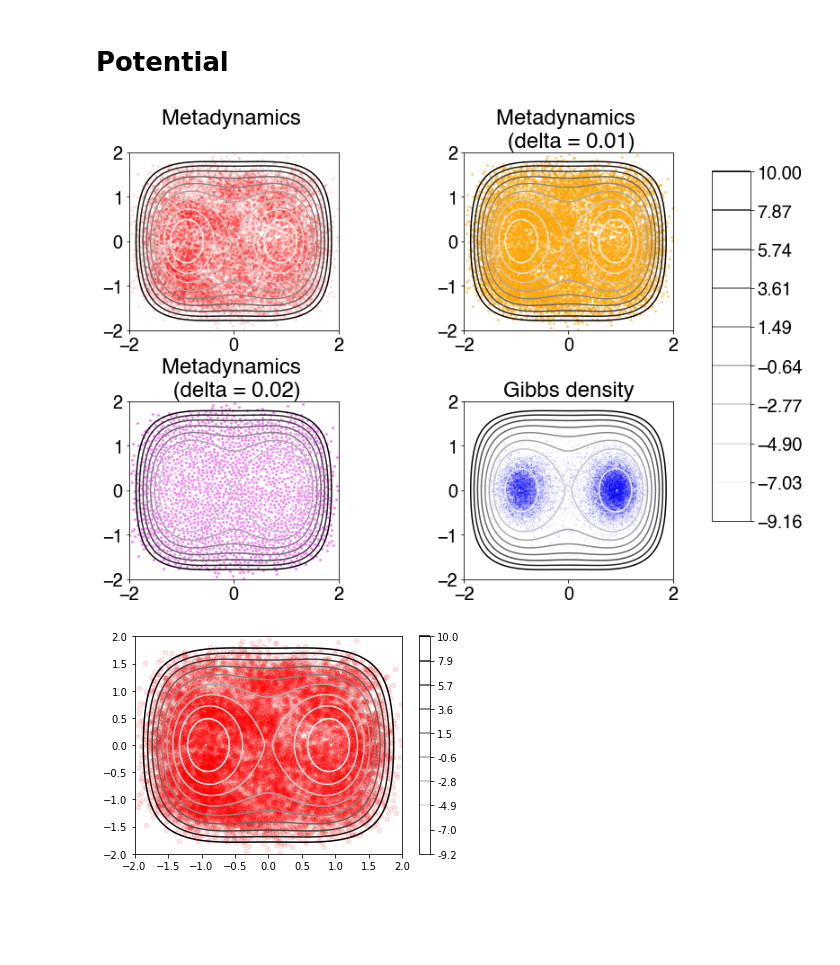
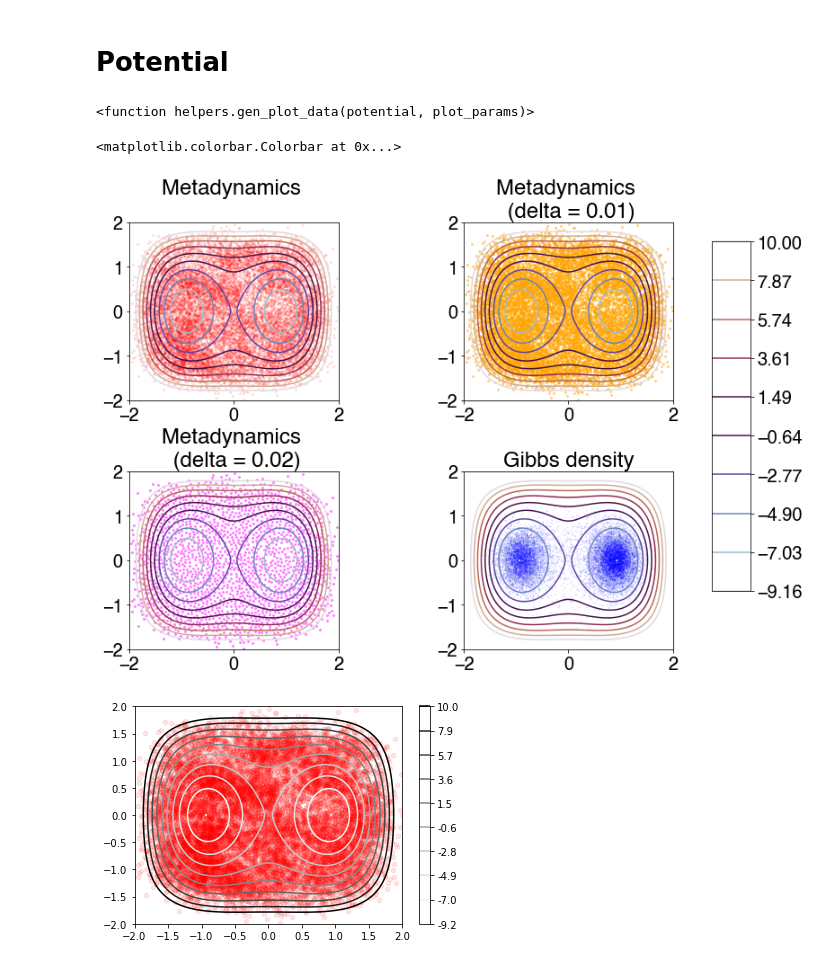
Before and after one commit to ShashankSule/TMDmaps, a Jupyter notebook: Twowell/Error_analysis_twowell.ipynb, the cells around one changed output. Drawn from its saved outputs; the diff is of its cells as text; code cells hidden in the pictures; blank space fills up the shorter version.

Commit message:
more changes to plots

```diff
--- a/Twowell/Error_analysis_twowell.ipynb
+++ b/Twowell/Error_analysis_twowell.ipynb
@@ -41,6 +41,10 @@ font = {'family' : 'Helvetica',
 plt.rc('font', **font)
 # %% [markdown]
 # Potential
+# %%
+helpers.gen_plot_data
+# %% [output]
+<function helpers.gen_plot_data(potential, plot_params)>
 # %%
 # hfont = {'fontname':'Comic Sans MS'}
 beta = 1.0;
@@ -59,39 +63,40 @@ volume = (xmax - xmin)*(ymax - ymin)
 net_1 = helpers.epsilon_net(metad_data, 0.01)[0]
 net_2 = helpers.epsilon_net(metad_data, 0.06)[0]
 
 # Plot potential on a grid
 fig, ((ax1, ax2), (ax3, ax4)) = plt.subplots(2,2, figsize=(12,6))
 plot_params = [nx, ny, xmin, xmax, ymin, ymax]
 [potential_grid, xx, yy] = helpers.gen_plot_data(helpers.twowell_potential, plot_params)
 grid_min = np.min(potential_grid)
 #print("grid minimum is: %d" % grid_min)
 contour_levels = np.linspace(grid_min, 10, 10)
-im = ax1.contour(xx, yy, potential_grid, cmap = 'Greys', levels=contour_levels)
+im = ax1.contour(xx, yy, potential_grid, cmap = 'twilight', levels=contour_levels)
 ax1.scatter(metad_data[0,:], metad_data[1,:], c = 'red', alpha = 0.1, s=4.0)
 ax1.set(title = "Metadynamics \n", xlim = (xmin,xmax),ylim = (ymin, ymax))
-ax2.contour(xx, yy, potential_grid, cmap = 'Greys', levels=contour_levels)
+ax2.contour(xx, yy, potential_grid, cmap = 'twilight', levels=contour_levels)
 ax2.scatter(metad_data[0,net_1], metad_data[1,net_1], c = 'orange', alpha = 0.4, s=4.0)
 ax2.set(title = "Metadynamics \n (delta = 0.01)", xlim = (xmin,xmax),ylim = (ymin, ymax))
-ax3.contour(xx, yy, potential_grid, cmap = 'Greys', levels=contour_levels)
+ax3.contour(xx, yy, potential_grid, cmap = 'twilight', levels=contour_levels)
 ax3.scatter(metad_data[0,net_2], metad_data[1,net_2], c = 'magenta', alpha = 0.4, s=4.0)
 ax3.set(title = "Metadynamics \n (delta = 0.02)", xlim = (xmin,xmax),ylim = (ymin, ymax))
-ax4.contour(xx, yy, potential_grid, cmap = 'Greys', levels=contour_levels)
+ax4.contour(xx, yy, potential_grid, cmap = 'twilight', levels=contour_levels)
 ax4.scatter(gibbs_data[0,:], gibbs_data[1,:], c = 'blue', alpha = 0.1, s=0.5)
 ax4.set(title = "Gibbs density", xlim = (xmin,xmax),ylim = (ymin, ymax))
 #plt.legend()
 plt.subplots_adjust(left=0.1,
                     bottom=0.1,
                     right=0.9,
                     top=1.2,
                     wspace=0.6,
                     hspace=0.4)
 fig.subplots_adjust(right=0.8)
 cbar_ax = fig.add_axes([0.85, 0.25, 0.05, 0.9])
 fig.colorbar(im, cax=cbar_ax)
-plt.savefig("twowell_sampling.pdf", bbox_inches="tight")
+# plt.savefig("twowell_sampling.pdf", bbox_inches="tight")
 # plt.title("Two-well Potential")
 # %% [output]
+<matplotlib.colorbar.Colorbar at 0x...>
-[figure, old version]
+[figure, new version]
 # %%
 fig1, ax1 = plt.subplots()
 
```
